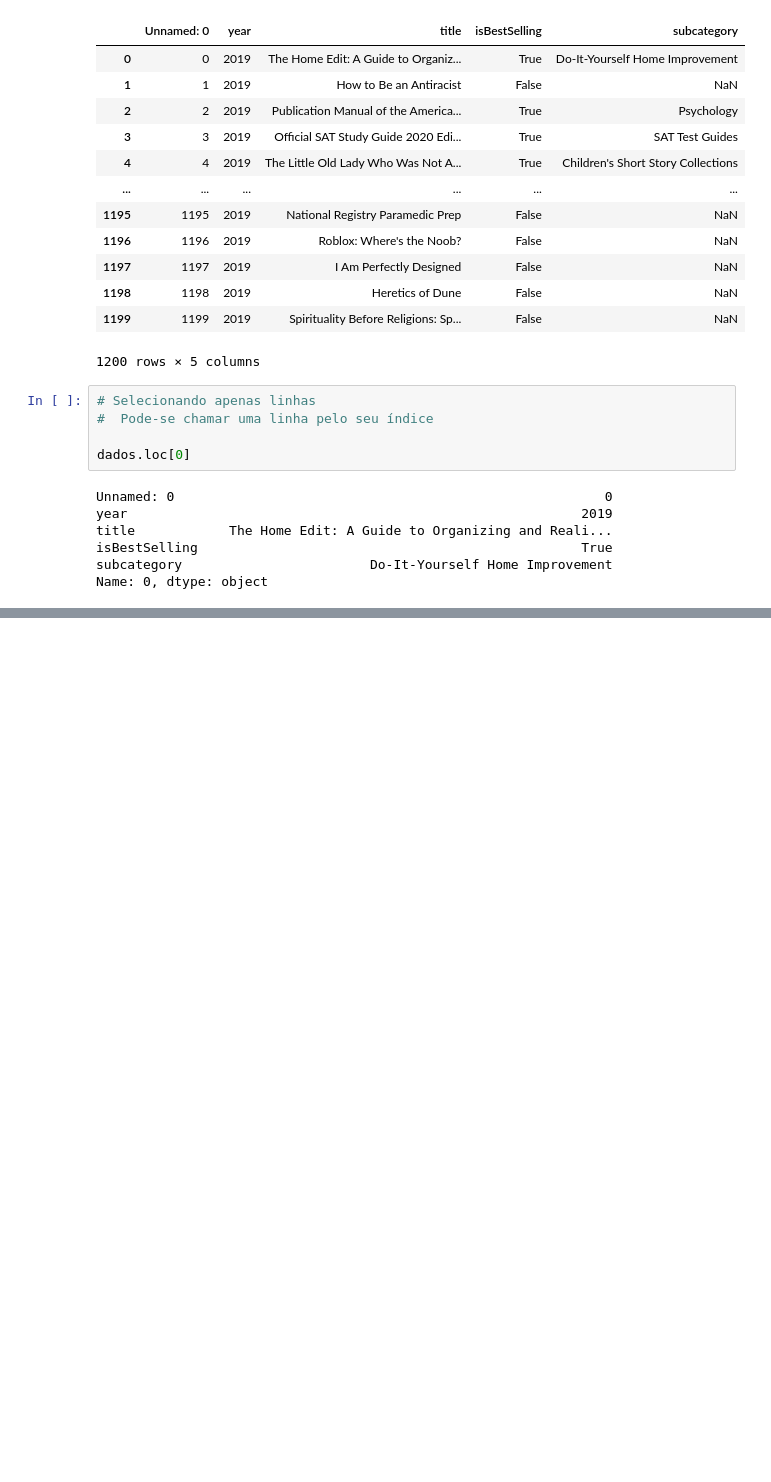
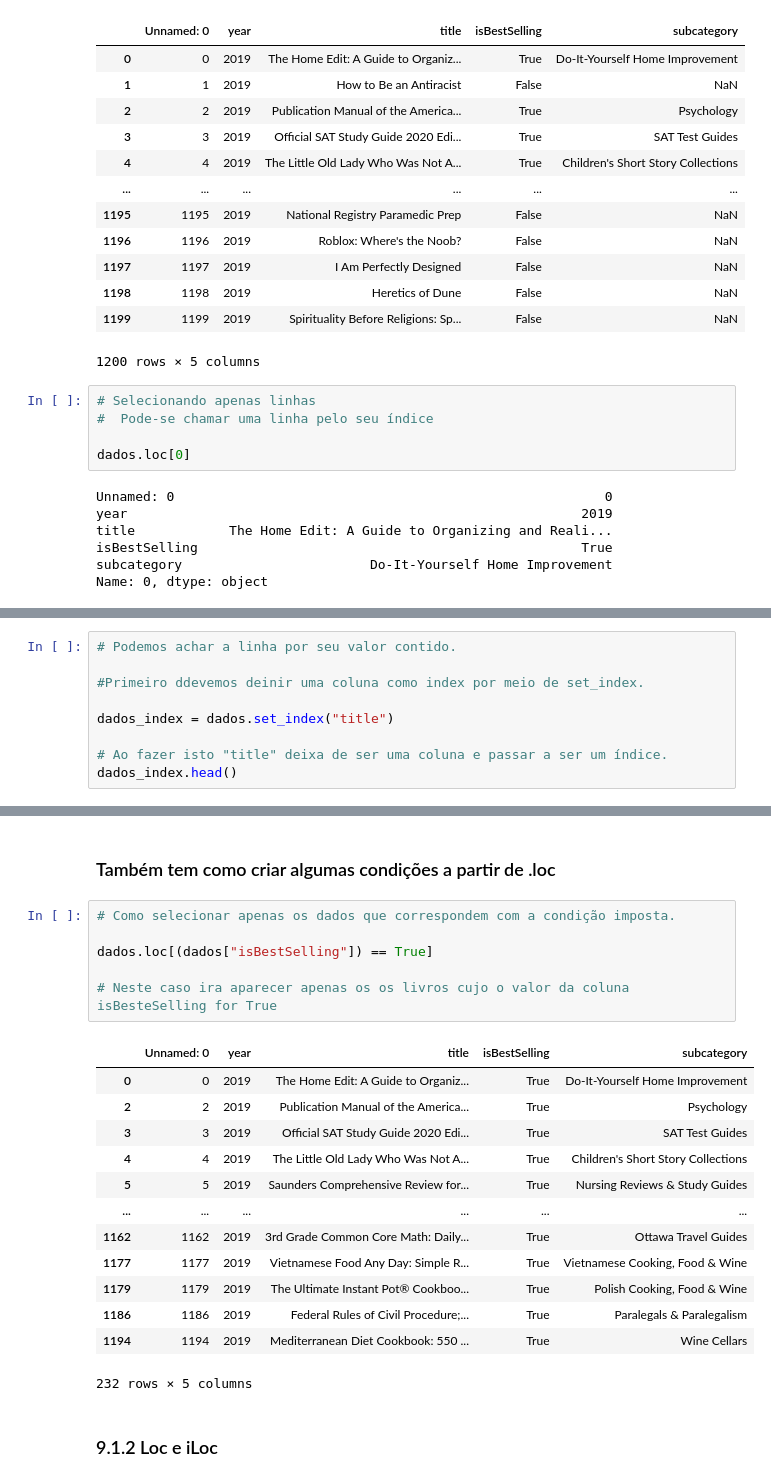
Before and after one commit to pedrohsc-dev/pandas2, a Jupyter notebook: pandas2.ipynb, the cells around one changed output, grey strips where cells are left out. Saved outputs shown, nothing was run; the diff lists cells and outputs as text; blank space fills up the shorter version.

```diff
--- a/pandas2.ipynb
+++ b/pandas2.ipynb
@@ -84,0 +101,9 @@ dados.loc[[0, 1, 3]]
+# %%
+# Podemos achar a linha por seu valor contido.
+
+#Primeiro ddevemos deinir uma coluna como index por meio de set_index.
+
+dados_index = dados.set_index("title")
+
+# Ao fazer isto "title" deixa de ser uma coluna e passar a ser um índice.
+dados_index.head()
@@ -84,0 +183,24 @@ dados.loc[[0, 1, 3]]
+# %% [markdown]
+### Também tem como criar algumas condições a partir de .loc
+# %%
+# Como selecionar apenas os dados que correspondem com a condição imposta.
+
+dados.loc[(dados["isBestSelling"]) == True]
+
+# Neste caso ira aparecer apenas os os livros cujo o valor da coluna isBesteSelling for True
+# %% [output]
+|  | Unnamed: 0 | year | title | isBestSelling | subcategory |
+| 0 | 0 | 2019 | The Home Edit: A Guide to Organiz... | True | Do-It-Yourself Home Improvement |
+| 2 | 2 | 2019 | Publication Manual of the America... | True | Psychology |
+| 3 | 3 | 2019 | Official SAT Study Guide 2020 Edi... | True | SAT Test Guides |
+| 4 | 4 | 2019 | The Little Old Lady Who Was Not A... | True | Children's Short Story Collections |
+| 5 | 5 | 2019 | Saunders Comprehensive Review for... | True | Nursing Reviews & Study Guides |
+| ... | ... | ... | ... | ... | ... |
+| 1162 | 1162 | 2019 | 3rd Grade Common Core Math: Daily... | True | Ottawa Travel Guides |
+| 1177 | 1177 | 2019 | Vietnamese Food Any Day: Simple R... | True | Vietnamese Cooking, Food & Wine |
+| 1179 | 1179 | 2019 | The Ultimate Instant Pot® Cookboo... | True | Polish Cooking, Food & Wine |
+| 1186 | 1186 | 2019 | Federal Rules of Civil Procedure;... | True | Paralegals & Paralegalism |
+| 1194 | 1194 | 2019 | Mediterranean Diet Cookbook: 550 ... | True | Wine Cellars |
+232 rows × 5 columns
+# %% [markdown]
+### 9.1.2 Loc e iLoc
```
Also changed, not shown: parts of 10 cells of this notebook.
